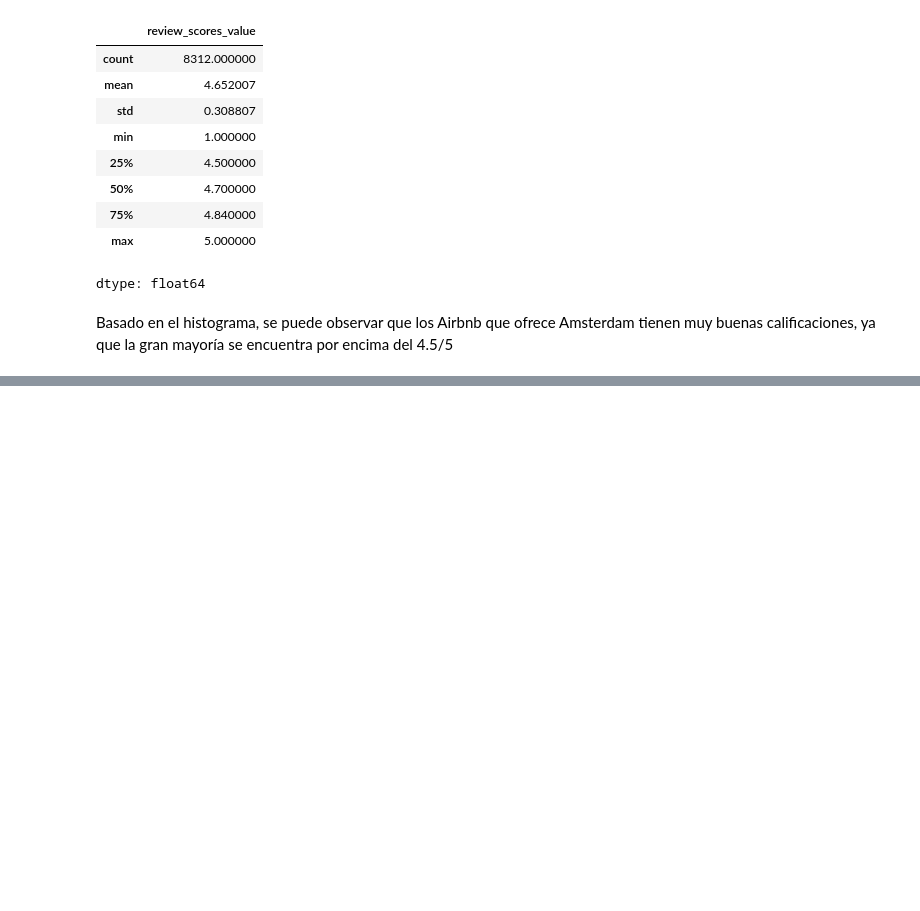
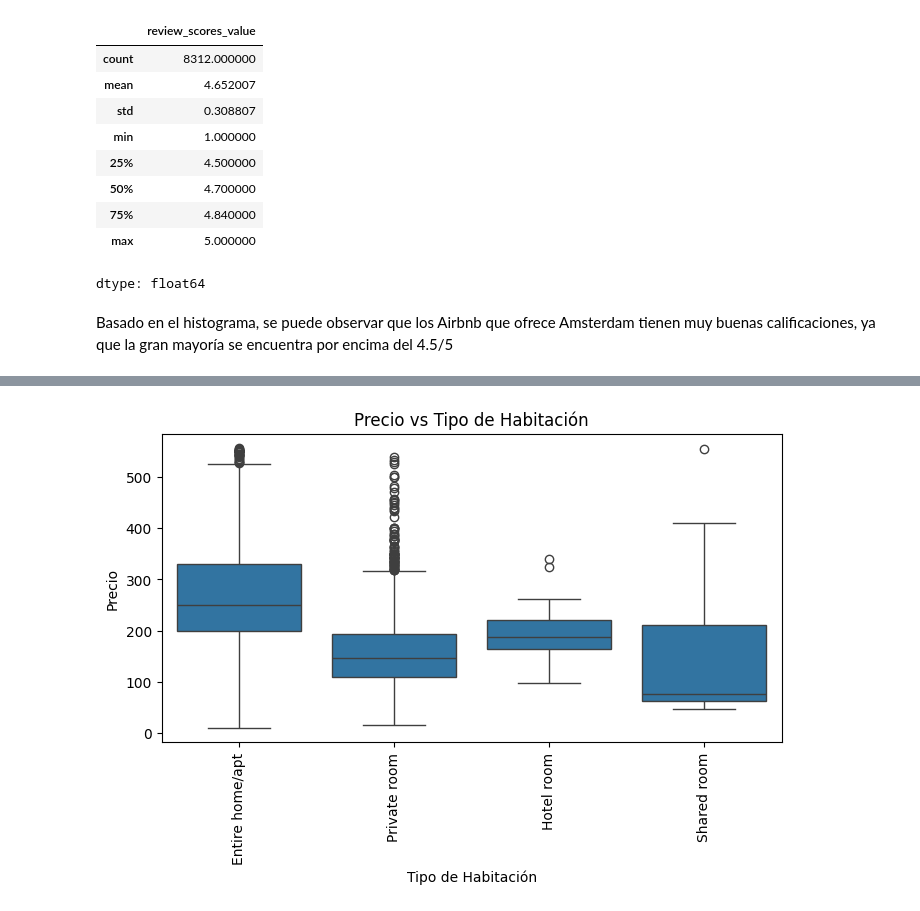
Before and after one commit to santyxd3000/AppliedDataScience-Taller1, a Jupyter notebook: Taller1_AppliedDataScience.ipynb, the cells around one changed output, grey strips where cells are left out. Saved outputs shown, nothing was run; the diff lists cells and outputs as text; code cells hidden in the pictures; blank space fills up the shorter version.

```diff
--- a/Taller1_AppliedDataScience.ipynb
+++ b/Taller1_AppliedDataScience.ipynb
@@ -380,0 +443,10 @@ Basado en el histograma, se puede observar que los Airbnb que ofrece Amsterdam t
+# %%
+plt.figure(figsize=(8, 4))
+sns.boxplot(x=price_df["room_type"], y=price_df['price'])
+plt.title('Precio vs Tipo de Habitación')
+plt.xlabel('Tipo de Habitación')
+plt.ylabel("Precio")
+plt.xticks(rotation=90)
+plt.show()
+# %% [output]
+[figure, added]
```
Also changed, not shown: parts of 15 cells of this notebook.
